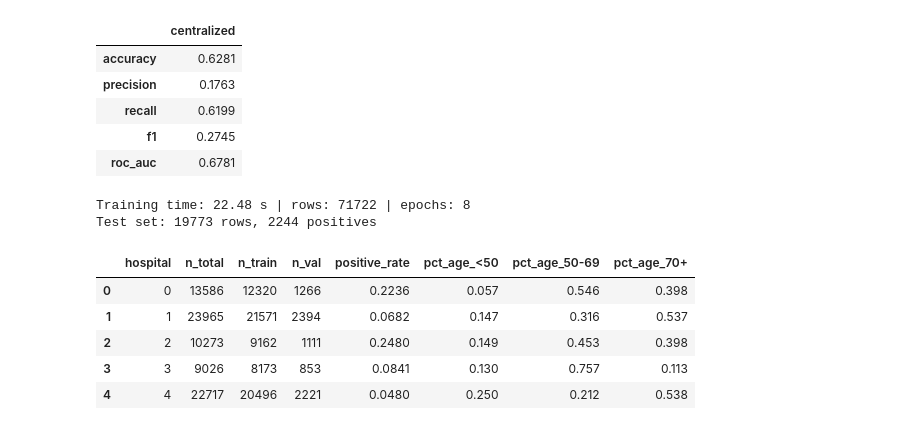
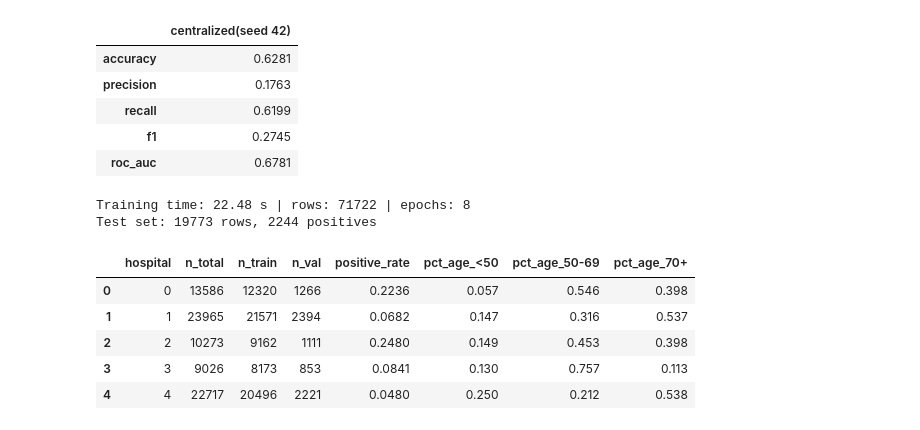
Before and after one commit to sunidhishekar-create/federated-learning-on-hospital-data-, a Jupyter notebook: notebooks/02_centralized_results.ipynb, the cells around one changed output. Drawn from its saved outputs; the diff is of its cells as text; code cells hidden in the pictures.

```diff
--- a/notebooks/02_centralized_results.ipynb
+++ b/notebooks/02_centralized_results.ipynb
@@ -11,13 +11,13 @@ FIG = ROOT / "results" / "figures"
 FIG.mkdir(exist_ok=True)
 g = res["global_test"]
 # %%
-head = pd.DataFrame({"centralized": {k: round(g[k], 4) for k in
+head = pd.DataFrame({"centralized(seed 42)": {k: round(g[k], 4) for k in
                      ["accuracy", "precision", "recall", "f1", "roc_auc"]}})
 display(head)
 print(f"Training time: {res['train_seconds']} s | rows: {res['n_train']} | epochs: {res['epochs']}")
 print(f"Test set: {g['n']} rows, {g['n_pos']} positives")
 # %% [output]
-|  | centralized |
+|  | centralized(seed 42) |
 | accuracy | 0.6281 |
 | precision | 0.1763 |
 | recall | 0.6199 |
```
Also changed, not shown: parts of 6 cells of this notebook, 6 other files.
